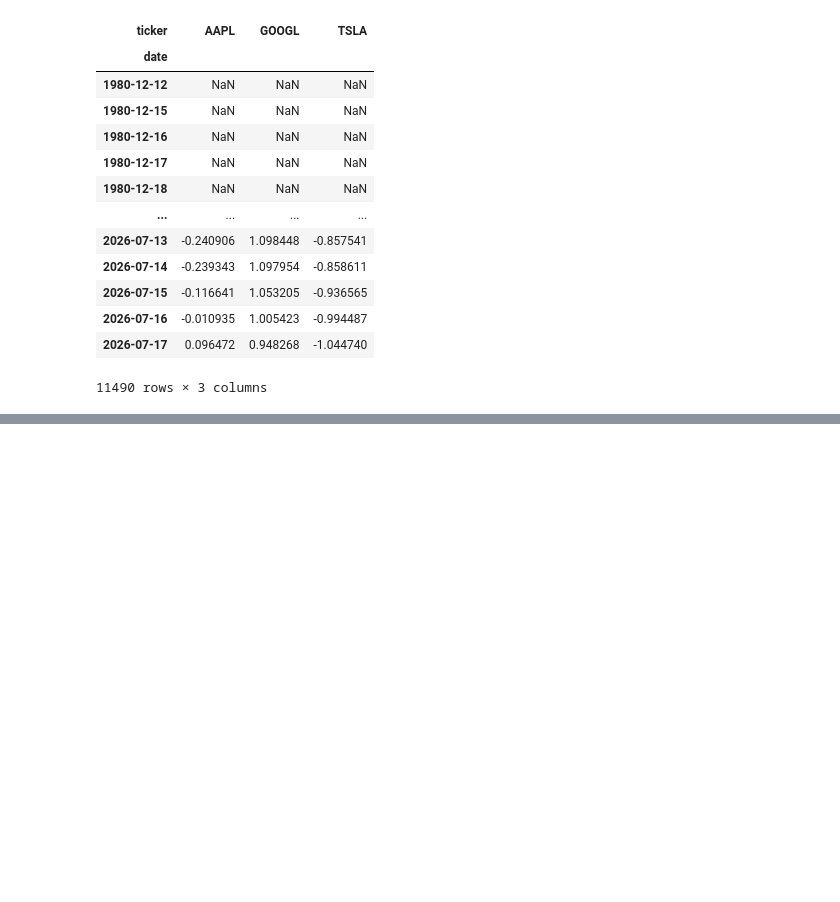
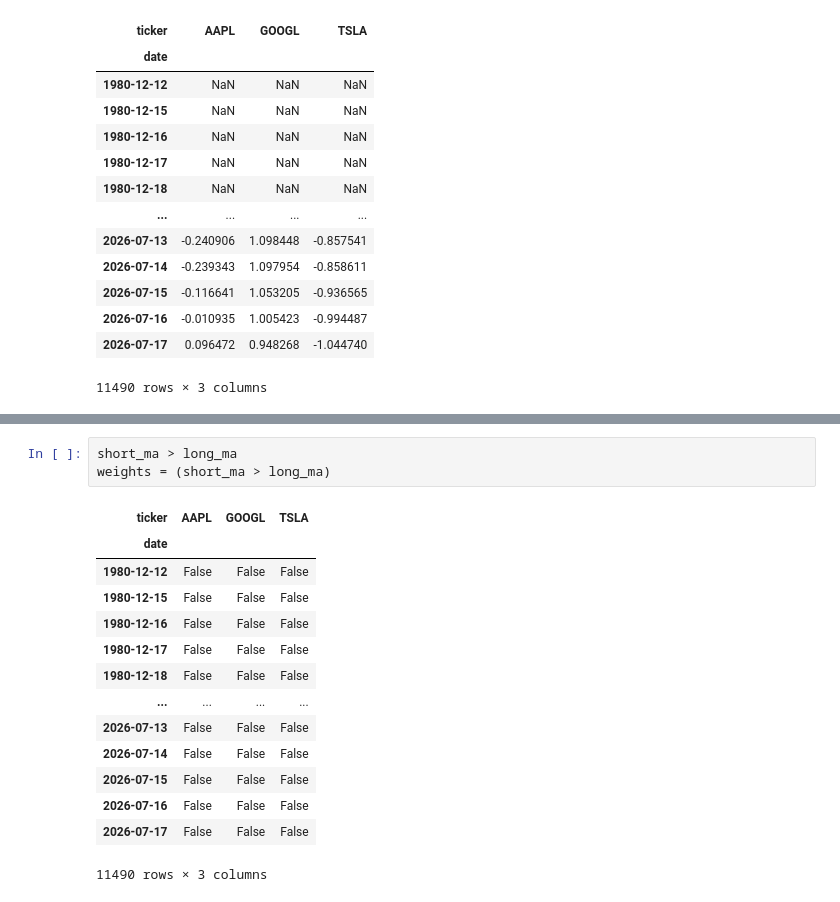
Before and after one commit to FelipeBuzato/AlphaLab, a Jupyter notebook: notebooks/queries_draft.ipynb, the cells around one changed output, grey strips where cells are left out. Cells and saved outputs as stored; diff of their text form; blank space fills up the shorter version.

```diff
--- a/notebooks/queries_draft.ipynb
+++ b/notebooks/queries_draft.ipynb
@@ -301,0 +353,18 @@ rsi()
+# %%
+short_ma > long_ma
+weights = (short_ma > long_ma)
+# %% [output]
+| ticker | AAPL | GOOGL | TSLA |
+| date |  |  |  |
+| 1980-12-12 | False | False | False |
+| 1980-12-15 | False | False | False |
+| 1980-12-16 | False | False | False |
+| 1980-12-17 | False | False | False |
+| 1980-12-18 | False | False | False |
+| ... | ... | ... | ... |
+| 2026-07-13 | False | False | False |
+| 2026-07-14 | False | False | False |
+| 2026-07-15 | False | False | False |
+| 2026-07-16 | False | False | False |
+| 2026-07-17 | False | False | False |
+11490 rows × 3 columns
```
Also changed, not shown: parts of 4 cells of this notebook, 2 other files.
